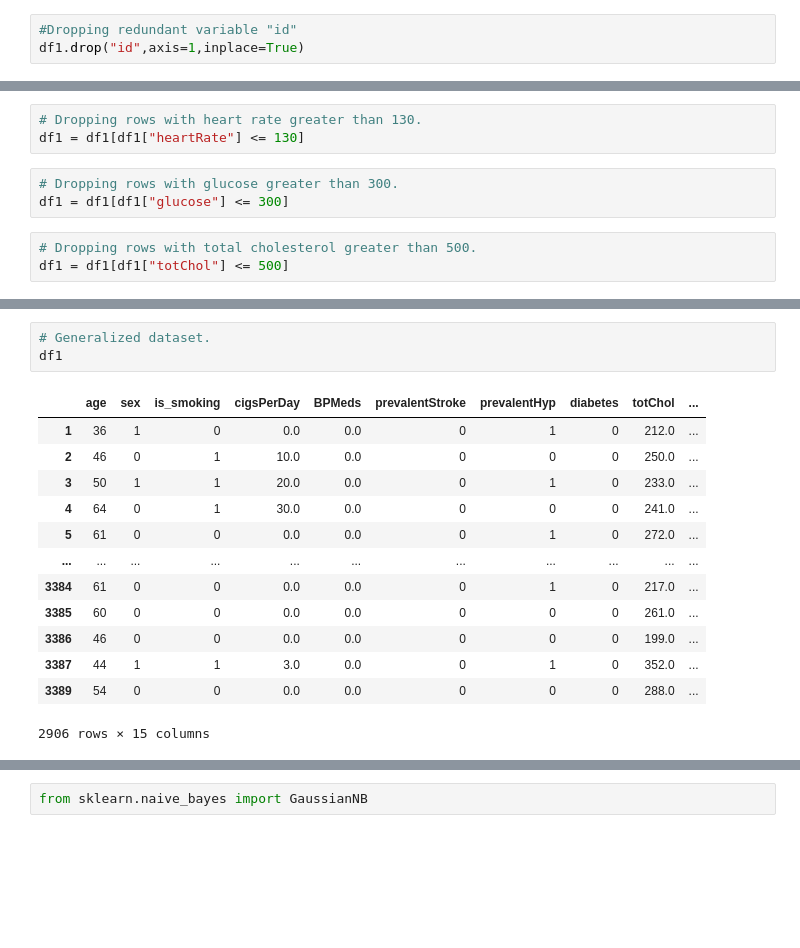
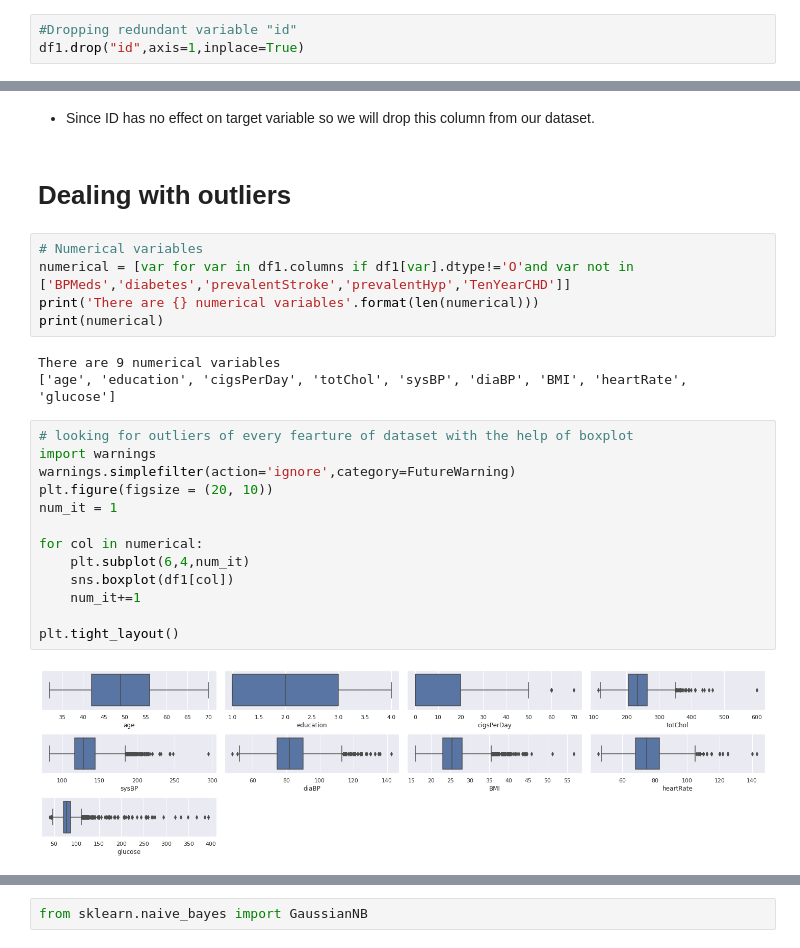
Before and after one commit to SomyaH99/Cardiovascular-Risk-Prediction, a Jupyter notebook: Cardiovascular_Risk_Prediction.ipynb, the cells around one changed output, grey strips where cells are left out. Drawn from its saved outputs; the diff is of its cells as text; blank space fills up the shorter version.

```diff
--- a/Cardiovascular_Risk_Prediction.ipynb
+++ b/Cardiovascular_Risk_Prediction.ipynb
@@ -423,9 +309,0 @@ df1 = df1[df1['BMI'] <= 50]
-# %%
-# Dropping rows with heart rate greater than 130.
-df1 = df1[df1["heartRate"] <= 130]
-# %%
-# Dropping rows with glucose greater than 300.
-df1 = df1[df1["glucose"] <= 300]
-# %%
-# Dropping rows with total cholesterol greater than 500.
-df1 = df1[df1["totChol"] <= 500]
@@ -445,17 +310,29 @@ for i,column in enumerate(numeric_features):
-# %%
-# Generalized dataset.
-df1
-# %% [output]
-|  | age | sex | is_smoking | cigsPerDay | BPMeds | prevalentStroke | prevalentHyp | diabetes | totChol | ... |
-| 1 | 36 | 1 | 0 | 0.0 | 0.0 | 0 | 1 | 0 | 212.0 | ... |
-| 2 | 46 | 0 | 1 | 10.0 | 0.0 | 0 | 0 | 0 | 250.0 | ... |
-| 3 | 50 | 1 | 1 | 20.0 | 0.0 | 0 | 1 | 0 | 233.0 | ... |
-| 4 | 64 | 0 | 1 | 30.0 | 0.0 | 0 | 0 | 0 | 241.0 | ... |
-| 5 | 61 | 0 | 0 | 0.0 | 0.0 | 0 | 1 | 0 | 272.0 | ... |
-| ... | ... | ... | ... | ... | ... | ... | ... | ... | ... | ... |
-| 3384 | 61 | 0 | 0 | 0.0 | 0.0 | 0 | 1 | 0 | 217.0 | ... |
-| 3385 | 60 | 0 | 0 | 0.0 | 0.0 | 0 | 0 | 0 | 261.0 | ... |
-| 3386 | 46 | 0 | 0 | 0.0 | 0.0 | 0 | 0 | 0 | 199.0 | ... |
-| 3387 | 44 | 1 | 1 | 3.0 | 0.0 | 0 | 1 | 0 | 352.0 | ... |
-| 3389 | 54 | 0 | 0 | 0.0 | 0.0 | 0 | 0 | 0 | 288.0 | ... |
-2906 rows × 15 columns
+# %% [markdown]
+
+
+*   Since ID has no effect on target variable so we will drop this column from our dataset.
+# %% [markdown]
+# **Dealing with outliers**
+# %%
+# Numerical variables
+numerical = [var for var in df1.columns if df1[var].dtype!='O'and var not in ['BPMeds','diabetes','prevalentStroke','prevalentHyp','TenYearCHD']]
+print('There are {} numerical variables'.format(len(numerical)))
+print(numerical)
+# %% [output]
+There are 9 numerical variables
+['age', 'education', 'cigsPerDay', 'totChol', 'sysBP', 'diaBP', 'BMI', 'heartRate', 'glucose']
+# %%
+# looking for outliers of every fearture of dataset with the help of boxplot
+import warnings
+warnings.simplefilter(action='ignore',category=FutureWarning)
+plt.figure(figsize = (20, 10))
+num_it = 1
+
+for col in numerical:
+    plt.subplot(6,4,num_it)
+    sns.boxplot(df1[col])
+    num_it+=1
+
+plt.tight_layout()
+# %% [output]
+[figure, added]
```
Also changed, not shown: parts of 326 cells of this notebook.
